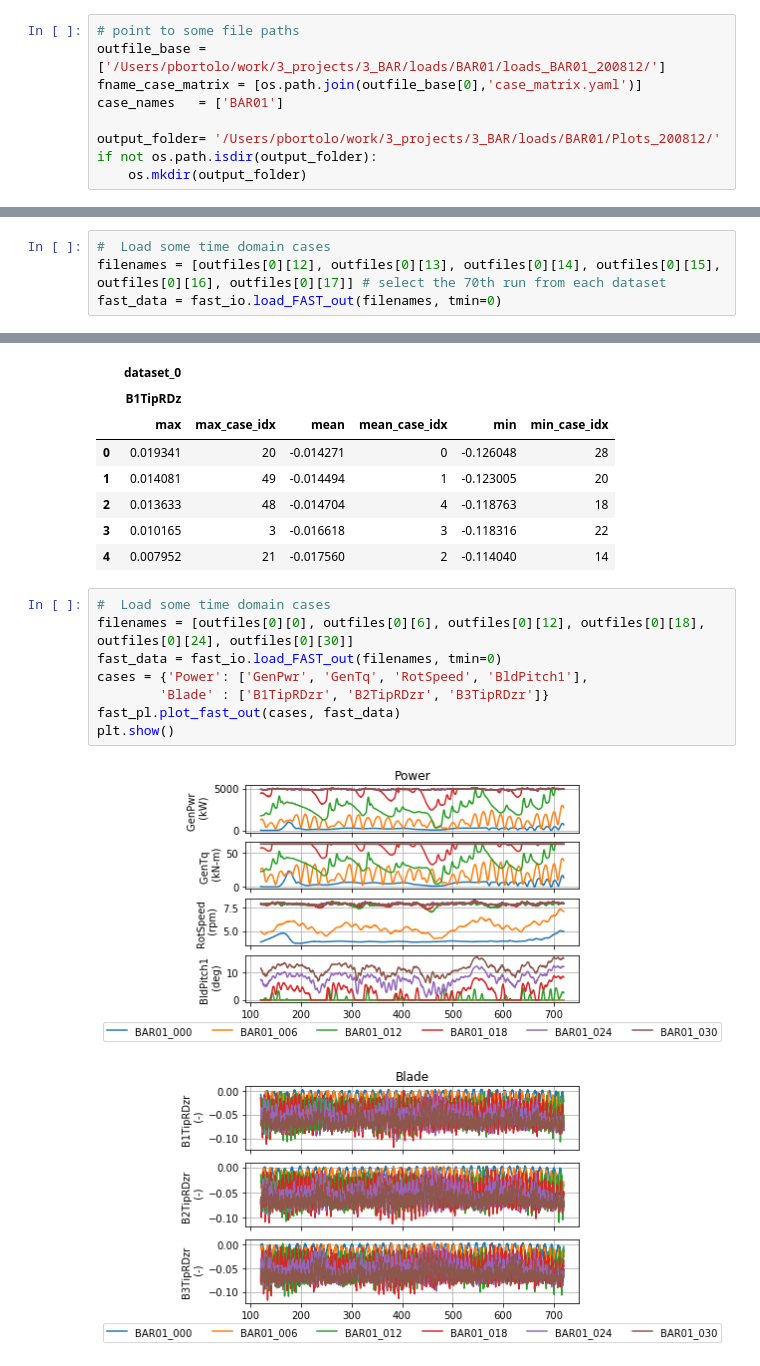
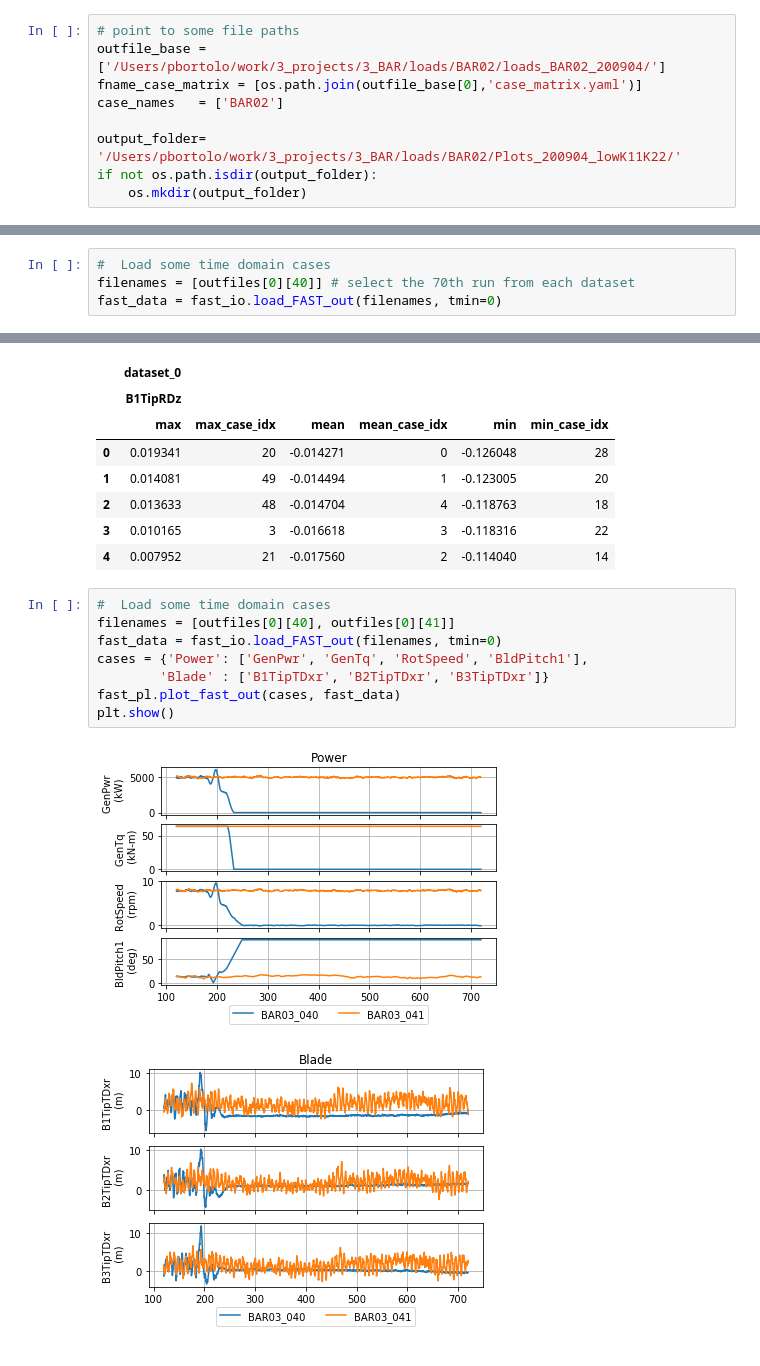
Before and after one commit to ptrbortolotti/pCrunch, a Jupyter notebook: batch_processing_pietro.ipynb, the cells around one changed output, grey strips where cells are left out. Cells and saved outputs as stored; diff of their text form.

```diff
--- a/batch_processing_pietro.ipynb
+++ b/batch_processing_pietro.ipynb
@@ -34,11 +34,11 @@ I'm loading a case matrix that is output when using wisdem.aeroelasticse.CaseGen
 Note that this isn't necessary, just my workflow in this notebook.
 # %%
 # point to some file paths
-outfile_base = ['/Users/pbortolo/work/3_projects/3_BAR/loads/BAR01/loads_BAR01_200812/']
+outfile_base = ['/Users/pbortolo/work/3_projects/3_BAR/loads/BAR02/loads_BAR02_200904/']
 fname_case_matrix = [os.path.join(outfile_base[0],'case_matrix.yaml')]
-case_names   = ['BAR01']
+case_names   = ['BAR02']
 
-output_folder= '/Users/pbortolo/work/3_projects/3_BAR/loads/BAR01/Plots_200812/'
+output_folder= '/Users/pbortolo/work/3_projects/3_BAR/loads/BAR02/Plots_200904_lowK11K22/'
 if not os.path.isdir(output_folder):
     os.mkdir(output_folder)
 # %%
@@ -399,7 +388,7 @@ We can also look at our data from the time domain results.
 We can compare any number of channels using the ROSCO toolbox plotting tools. First we'll load two cases to plot together, then plot the time histories.
 # %%
 #  Load some time domain cases
-filenames = [outfiles[0][12], outfiles[0][13], outfiles[0][14], outfiles[0][15], outfiles[0][16], outfiles[0][17]] # select the 70th run from each dataset
+filenames = [outfiles[0][40]] # select the 70th run from each dataset
 fast_data = fast_io.load_FAST_out(filenames, tmin=0)
 # %%
 # Define the plots we want to make (can be as many or as few channels and plots as you would like...)
@@ -467,12 +456,12 @@ load_ranking_df.head()
 | 4 | 0.007952 | 21 | -0.017560 | 2 | -0.114040 | 14 |
 # %%
 #  Load some time domain cases
-filenames = [outfiles[0][0], outfiles[0][6], outfiles[0][12], outfiles[0][18], outfiles[0][24], outfiles[0][30]]
+filenames = [outfiles[0][40], outfiles[0][41]]
 fast_data = fast_io.load_FAST_out(filenames, tmin=0)
 cases = {'Power': ['GenPwr', 'GenTq', 'RotSpeed', 'BldPitch1'],
-        'Blade' : ['B1TipRDzr', 'B2TipRDzr', 'B3TipRDzr']}
+        'Blade' : ['B1TipTDxr', 'B2TipTDxr', 'B3TipTDxr']}
 fast_pl.plot_fast_out(cases, fast_data)
 plt.show()
 # %% [output]
-[figure, old version]
+[figure, new version]
-[figure, old version]
+[figure, new version]
```
Also changed, not shown: parts of 14 cells of this notebook.
